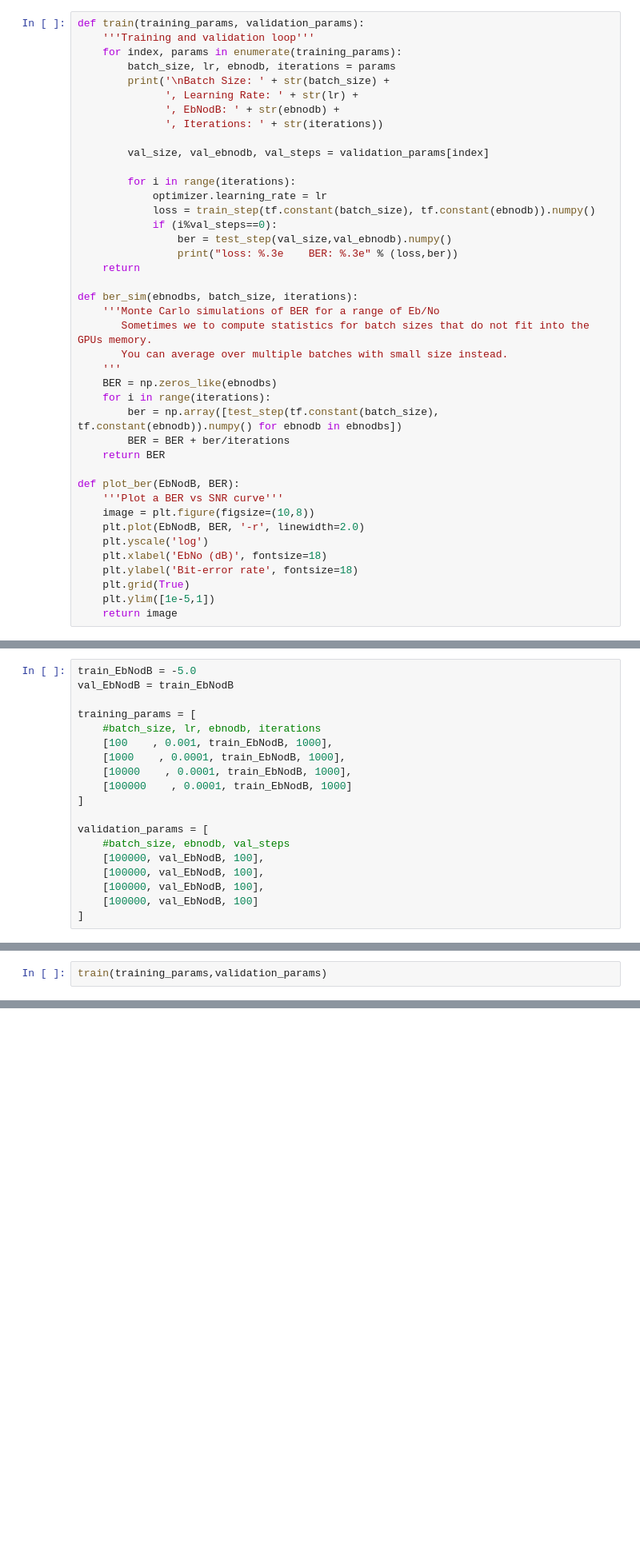
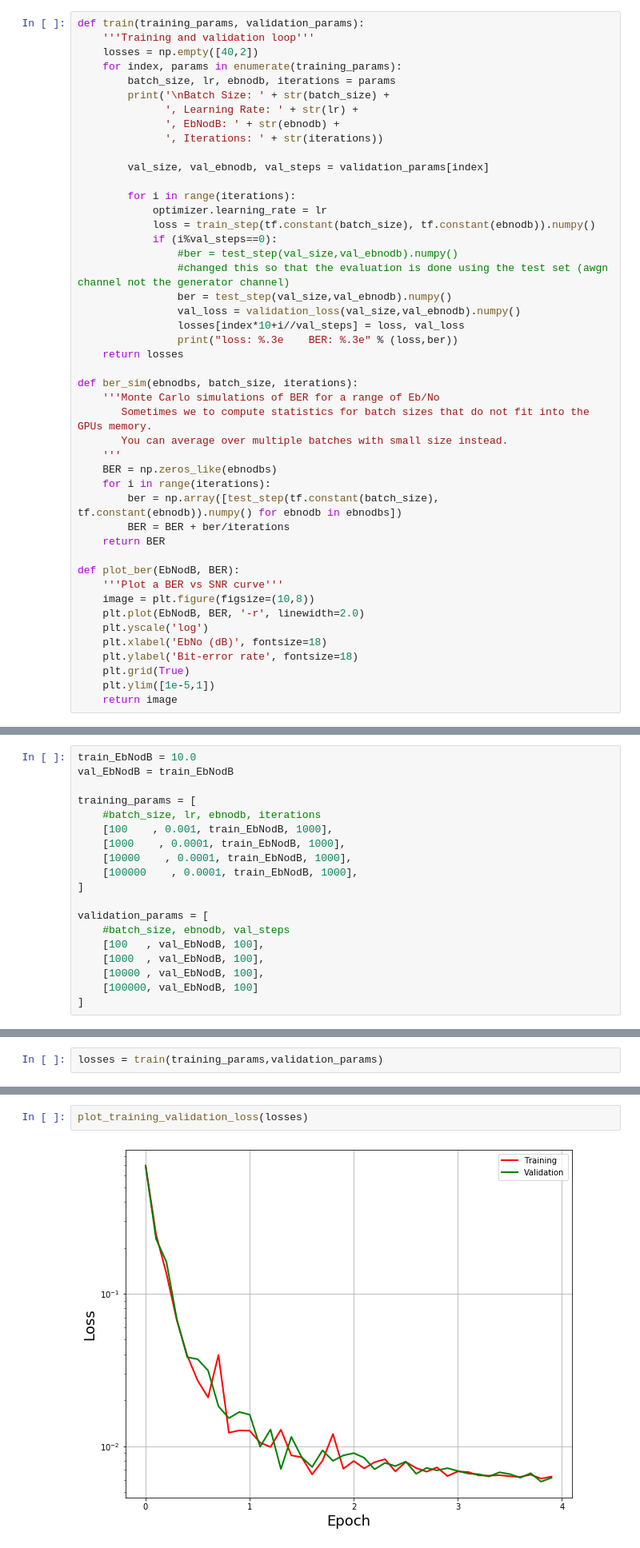
Before and after one commit to tommyj530/Learning-based-comms-system-using-autoencoder-and-CGAN, a Jupyter notebook: Autoencoder.ipynb, the cells around one changed output, grey strips where cells are left out. Shown at 80% size. Cells and saved outputs as stored; diff of their text form; blank space fills up the shorter version.

```diff
--- a/Autoencoder.ipynb
+++ b/Autoencoder.ipynb
@@ -308,6 +341,7 @@ def test_step(batch_size,awgn_ebno_db):
 # %%
 def train(training_params, validation_params):
     '''Training and validation loop'''
+    losses = np.empty([40,2])
     for index, params in enumerate(training_params):
         batch_size, lr, ebnodb, iterations = params
         print('\nBatch Size: ' + str(batch_size) +
@@ -321,9 +355,13 @@ def train(training_params, validation_params):
             optimizer.learning_rate = lr
             loss = train_step(tf.constant(batch_size), tf.constant(ebnodb)).numpy()
             if (i%val_steps==0):
+                #ber = test_step(val_size,val_ebnodb).numpy()
+                #changed this so that the evaluation is done using the test set (awgn channel not the generator channel)
                 ber = test_step(val_size,val_ebnodb).numpy()
+                val_loss = validation_loss(val_size,val_ebnodb).numpy()
+                losses[index*10+i//val_steps] = loss, val_loss
                 print("loss: %.3e    BER: %.3e" % (loss,ber))
-    return
+    return losses
 
 def ber_sim(ebnodbs, batch_size, iterations):
     '''Monte Carlo simulations of BER for a range of Eb/No
@@ -352,7 +390,7 @@ def plot_ber(EbNodB, BER):
 Here we define the SNR during training. The autoencoder will then be trained to find an optimal constellation for this specific training SNR.
 Mind that this constellation might not be the optimal constellation for the total SNR range, also the receiver is only trained to demap at training SNR.
 # %%
-train_EbNodB = -5.0
+train_EbNodB = 10.0
 val_EbNodB = train_EbNodB
 
 training_params = [
@@ -360,18 +398,18 @@ training_params = [
     [100    , 0.001, train_EbNodB, 1000],
     [1000    , 0.0001, train_EbNodB, 1000],
     [10000    , 0.0001, train_EbNodB, 1000],
-    [100000    , 0.0001, train_EbNodB, 1000]
+    [100000    , 0.0001, train_EbNodB, 1000],
 ]
 
 validation_params = [
     #batch_size, ebnodb, val_steps
-    [100000, val_EbNodB, 100],
-    [100000, val_EbNodB, 100],
-    [100000, val_EbNodB, 100],
+    [100   , val_EbNodB, 100],
+    [1000  , val_EbNodB, 100],
+    [10000 , val_EbNodB, 100],
     [100000, val_EbNodB, 100]
 ]
 # %% [markdown]
 ### start the training
 # %%
-train(training_params,validation_params)
+losses = train(training_params,validation_params)
 # %% [output]
@@ -395,3 +436,7 @@ loss: 4.972e-01    BER: 3.142e-01
+# %%
+plot_training_validation_loss(losses)
+# %% [output]
+[figure, added]
 # %% [markdown]
 # Evaluation
 
```
Also changed, not shown: parts of 13 cells of this notebook.
